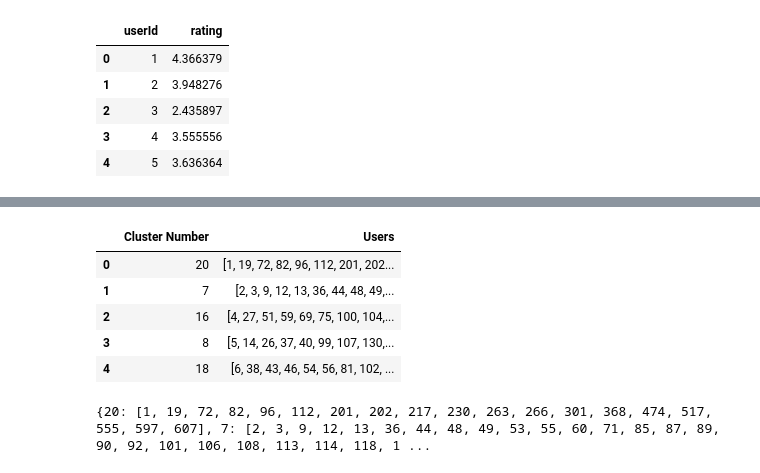
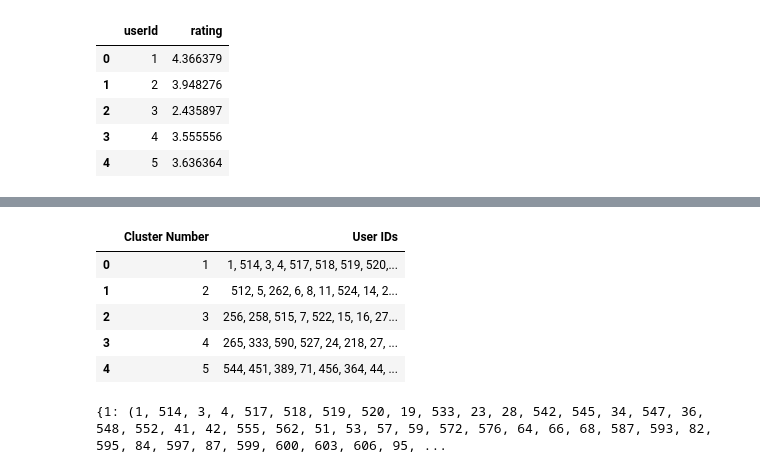
Before and after one commit to mohammed21kamall/Graduation-Project, a Jupyter notebook: Model AI/Prediction Code/PredictionOfUserWithUnratedMovie.ipynb, the cells around one changed output, grey strips where cells are left out. Drawn from its saved outputs; the diff is of its cells as text; code cells hidden in the pictures.

```diff
--- a/Model AI/Prediction Code/PredictionOfUserWithUnratedMovie.ipynb
+++ b/Model AI/Prediction Code/PredictionOfUserWithUnratedMovie.ipynb
@@ -291,13 +290,14 @@ Mean Rating Value for User 100 : 3.945945945945946
 # %%
-cluster_user = pd.read_csv("drive/MyDrive/Dataset2/clusterUsers.csv")
+cluster_user = pd.read_csv("drive/MyDrive/Dataset2/NETWORK_CLUSTER.csv")
+cluster_user = cluster_user[['Cluster Number', 'User IDs']]
 cluster_user.head()
 # %% [output]
-|  | Cluster Number | Users |
-| 0 | 20 | [1, 19, 72, 82, 96, 112, 201, 202... |
-| 1 | 7 | [2, 3, 9, 12, 13, 36, 44, 48, 49,... |
-| 2 | 16 | [4, 27, 51, 59, 69, 75, 100, 104,... |
-| 3 | 8 | [5, 14, 26, 37, 40, 99, 107, 130,... |
-| 4 | 18 | [6, 38, 43, 46, 54, 56, 81, 102, ... |
+|  | Cluster Number | User IDs |
+| 0 | 1 | 1, 514, 3, 4, 517, 518, 519, 520,... |
+| 1 | 2 | 512, 5, 262, 6, 8, 11, 524, 14, 2... |
+| 2 | 3 | 256, 258, 515, 7, 522, 15, 16, 27... |
+| 3 | 4 | 265, 333, 590, 527, 24, 218, 27, ... |
+| 4 | 5 | 544, 451, 389, 71, 456, 364, 44, ... |
 # %%
 # Initialize an empty dictionary to store the cluster number and user IDs
 cluster_dict = {}
@@ -305,13 +305,13 @@ cluster_dict = {}
 # Iterate over each row in the DataFrame
 for index, row in cluster_user.iterrows():
     cluster_number = row['Cluster Number']
-    user_ids = eval(row['Users'])  # Assuming the user IDs are stored as strings representing a list
+    user_ids = eval(row['User IDs'])  # Assuming the user IDs are stored as strings representing a list
     cluster_dict[cluster_number] = user_ids
 
 # Print the dictionary
 print(cluster_dict)
 # %% [output]
-{20: [1, 19, 72, 82, 96, 112, 201, 202, 217, 230, 263, 266, 301, 368, 474, 517, 555, 597, 607], 7: [2, 3, 9, 12, 13, 36, 44, 48, 49, 53, 55, 60, 71, 85, 87, 89, 90, 92, 101, 106, 108, 113, 114, 118, 1 ...
+{1: (1, 514, 3, 4, 517, 518, 519, 520, 19, 533, 23, 28, 542, 545, 34, 547, 36, 548, 552, 41, 42, 555, 562, 51, 53, 57, 59, 572, 576, 64, 66, 68, 587, 593, 82, 595, 84, 597, 87, 599, 600, 603, 606, 95, ...
 # %%
 # Function to search for a user and return its cluster number
 def search_user(id):
```
Also changed, not shown: parts of 21 cells of this notebook.
